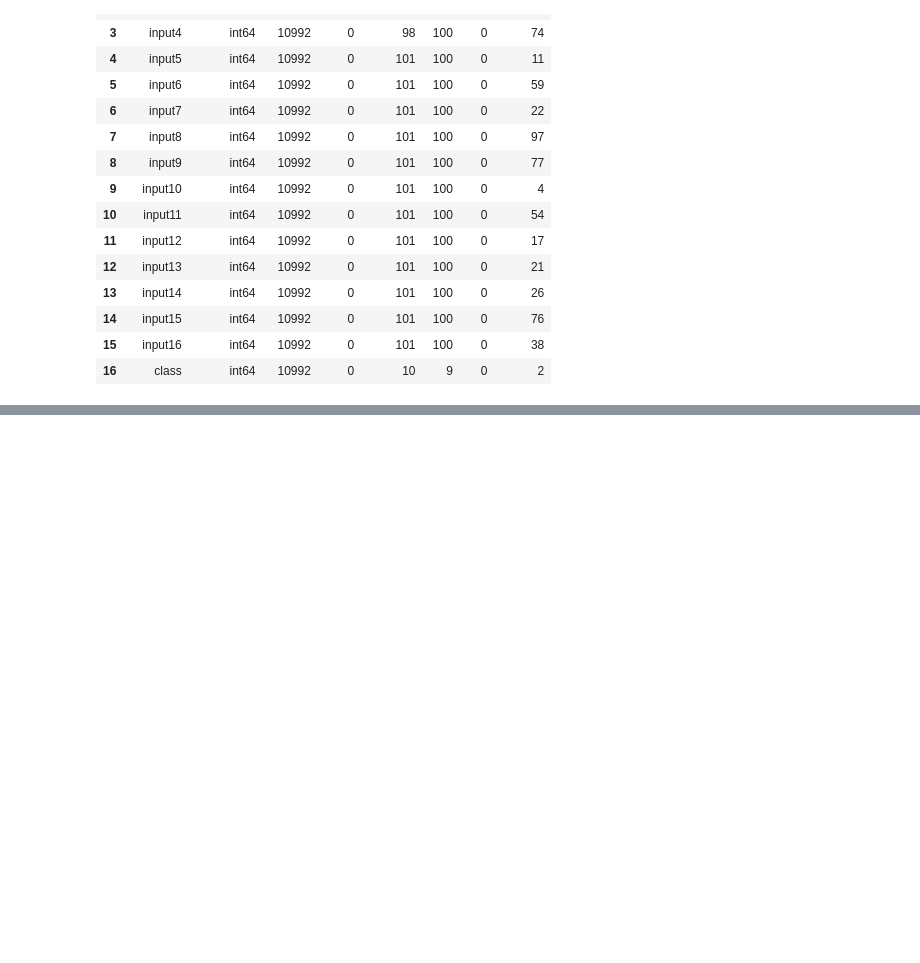
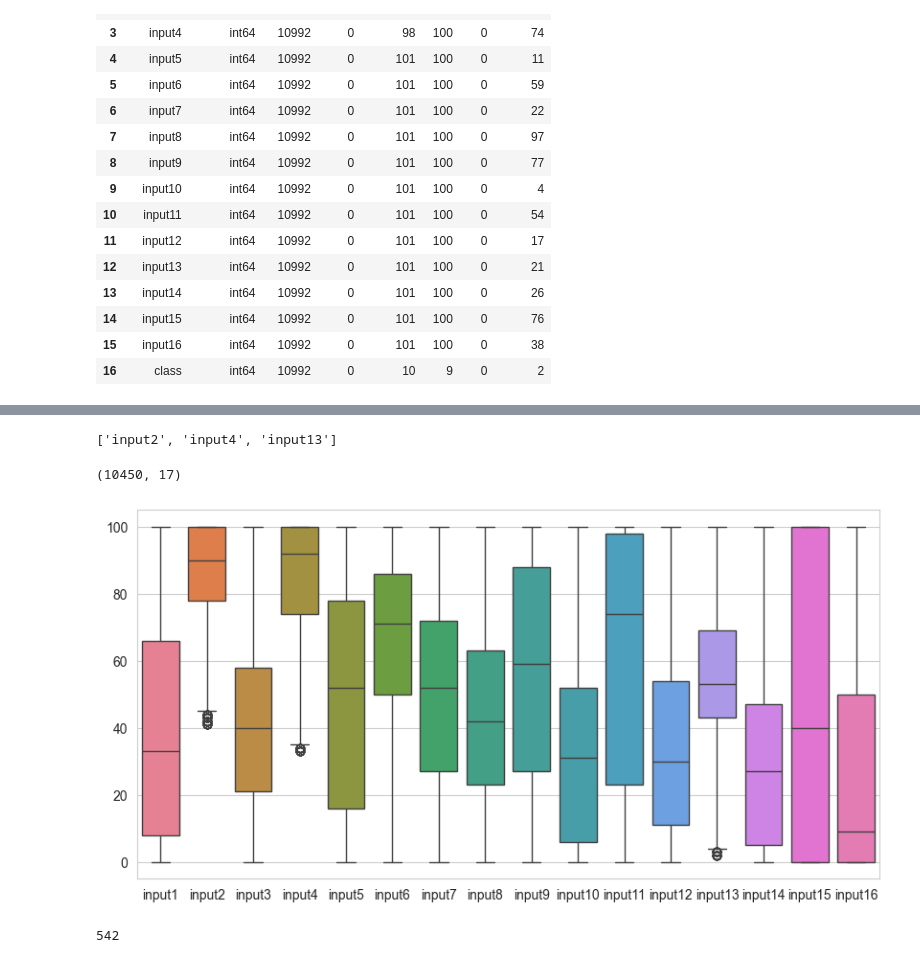
Before and after one commit to murataskin7/Hand-Written, a Jupyter notebook: pendigits.ipynb, the cells around one changed output, grey strips where cells are left out. Cells and saved outputs as stored; diff of their text form; code cells hidden in the pictures; blank space fills up the shorter version.

```diff
--- a/pendigits.ipynb
+++ b/pendigits.ipynb
@@ -83,0 +110,29 @@ column_info(df)
+# %%
+def detect_outliers(df, col_name,tukey=1.5):
+    '''
+    this function detects outliers based on 1.5 time IQR and
+    returns the number of lower and uper limit and number of outliers respectively
+    '''
+    first_quartile = np.percentile(np.array(df[col_name].tolist()), 25)
+    third_quartile = np.percentile(np.array(df[col_name].tolist()), 75)
+    IQR = third_quartile - first_quartile
+
+    upper_limit = third_quartile+(tukey*IQR)
+    lower_limit = first_quartile-(tukey*IQR)
+    outlier_count = 0
+
+    for value in df[col_name].tolist():
+        if (value < lower_limit) | (value > upper_limit):
+            outlier_count +=1
+    return lower_limit, upper_limit, outlier_count
+# %%
+threshold = 1.5
+out_cols = []
+for col in df.columns:
+    print(
+        f"{col}\nlower:{detect_outliers(df, col,threshold)[0]} \nupper:{detect_outliers(df, col,threshold)[1]}\
+        \noutlier:{detect_outliers(df, col,threshold)[2]}\n*-*-*-*-*-*-*"
+    )
+    if detect_outliers(df, col,threshold)[2] > 0 :
+        out_cols.append(col)
+print(out_cols)
@@ -83,0 +157,25 @@ column_info(df)
+# %%
+out_cols
+# %% [output]
+['input2', 'input4', 'input13']
+# %%
+df1 = df.copy()
+
+for col in out_cols:
+    df1 = df1[(df1[col] > detect_outliers(df1, col)[0])
+             & (df1[col] < detect_outliers(df1, col)[1])]
+
+
+
+df1.shape
+# %% [output]
+(10450, 17)
+# %%
+plt.figure(figsize=(10,5))
+sns.boxplot(data=df1.drop("class", axis=1));
+# %% [output]
+[figure, added]
+# %%
+len(df) - len(df1)
+# %% [output]
+542
```
Also changed, not shown: parts of 27 cells of this notebook, 1 other file.
